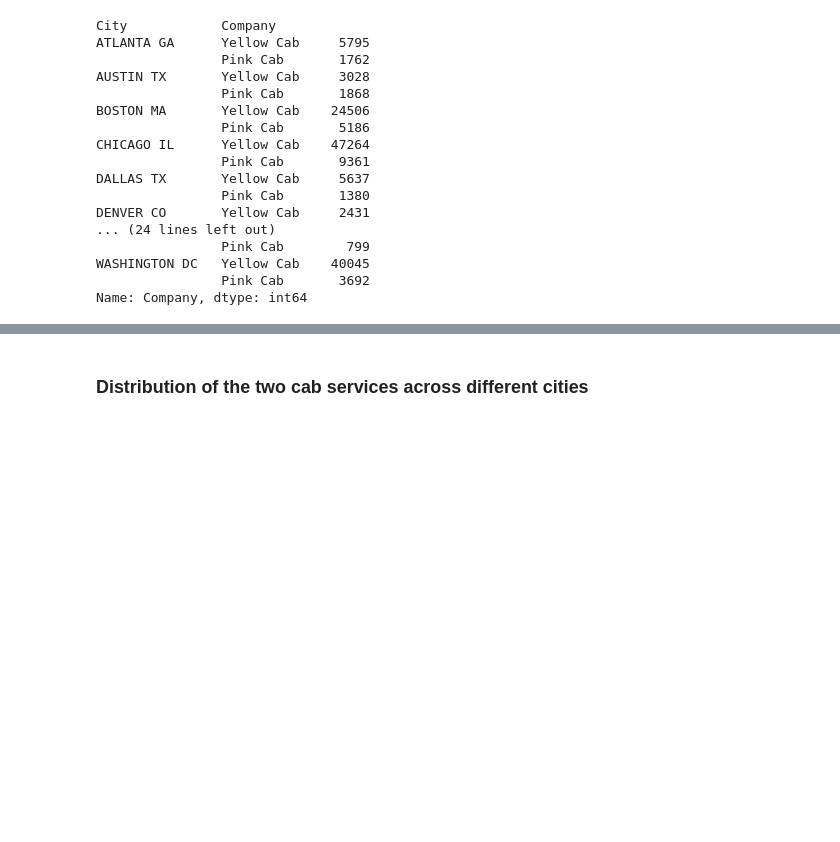
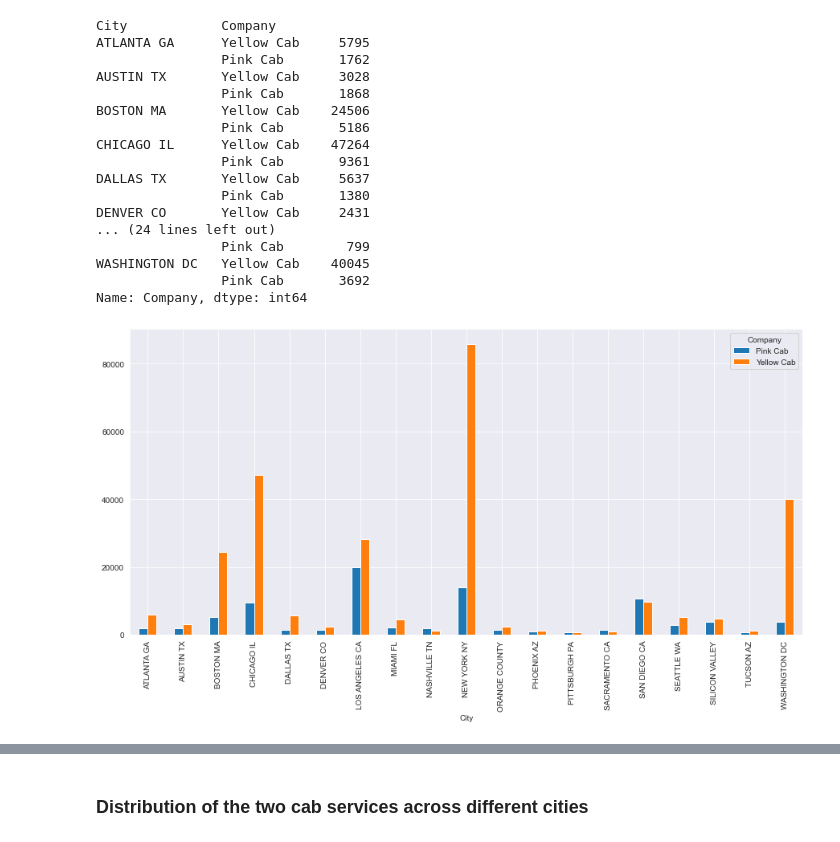
Before and after one commit to swapnilvishwakarma/Insight-for-Cab-Investment-firm, a Jupyter notebook: Insight for Cab Investment.ipynb, the cells around one changed output, grey strips where cells are left out. Drawn from its saved outputs; the diff is of its cells as text; code cells hidden in the pictures; blank space fills up the shorter version.

```diff
--- a/Insight for Cab Investment.ipynb
+++ b/Insight for Cab Investment.ipynb
@@ -4,6 +4,12 @@
 import pandas as pd
 import numpy as np
 import seaborn as sns
+import matplotlib
+
+sns.set_style('darkgrid')
+matplotlib.rcParams['font.size'] = 14
+matplotlib.rcParams['figure.figsize'] = (15, 9)
+matplotlib.rcParams['figure.facecolor'] = '#00000000'
 import matplotlib.pyplot as plt
 %matplotlib inline
 
@@ -87,10 +93,12 @@ df.head()
 
 df['Date of Travel'] = pd.to_datetime(df['Date of Travel'])
 df['Day'] = df['Date of Travel'].dt.day
-df['Week'] = df['Date of Travel'].dt.week
+df['Weekday'] = df['Date of Travel'].dt.weekday
 df['Month'] = df['Date of Travel'].dt.month
 df['Year'] = df['Date of Travel'].dt.year
 df['Profit'] = df['Price Charged'] - df['Cost of Trip']
+df['Profit Percentage per Trip'] = (((df['Price Charged'] - df['Cost of Trip']) / df['Cost of Trip'])*100).round(2)
+df['Profit per KM'] = (((df['Price Charged'] - df['Cost of Trip']) / df['KM Travelled']))
 df.head()
 # %% [output]
 |  | Transaction ID | Date of Travel | Company | City | KM Travelled | Price Charged | Cost of Trip | ... |
@@ -234,3 +249,7 @@ DENVER CO       Yellow Cab     2431
 WASHINGTON DC   Yellow Cab    40045
                 Pink Cab       3692
 Name: Company, dtype: int64
+# %%
+city_grp['Company'].value_counts().unstack().plot(kind='bar', figsize=(15, 7));
+# %% [output]
+[figure, added]
```
Also changed, not shown: parts of 67 cells of this notebook, 1 other file.
